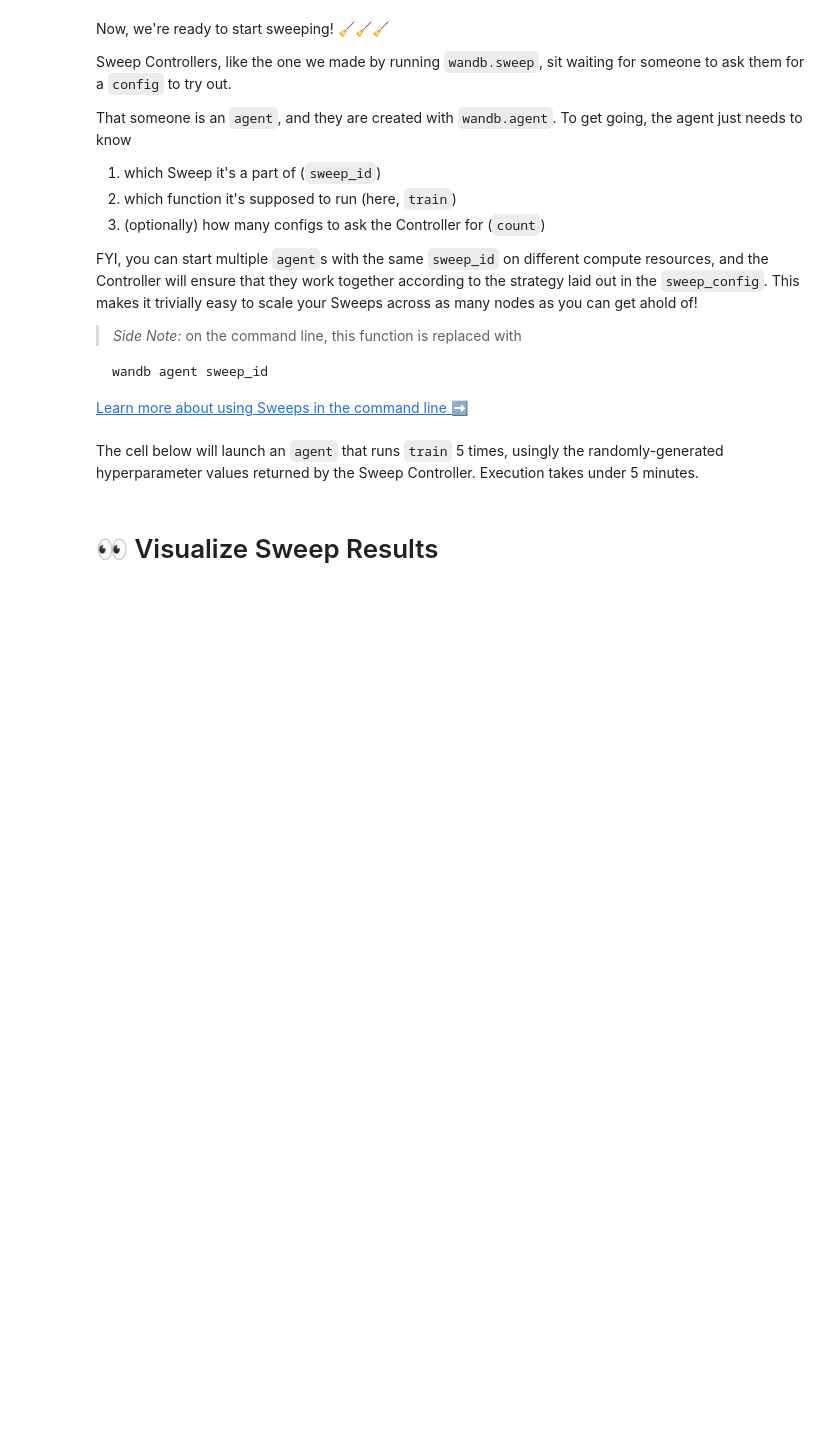
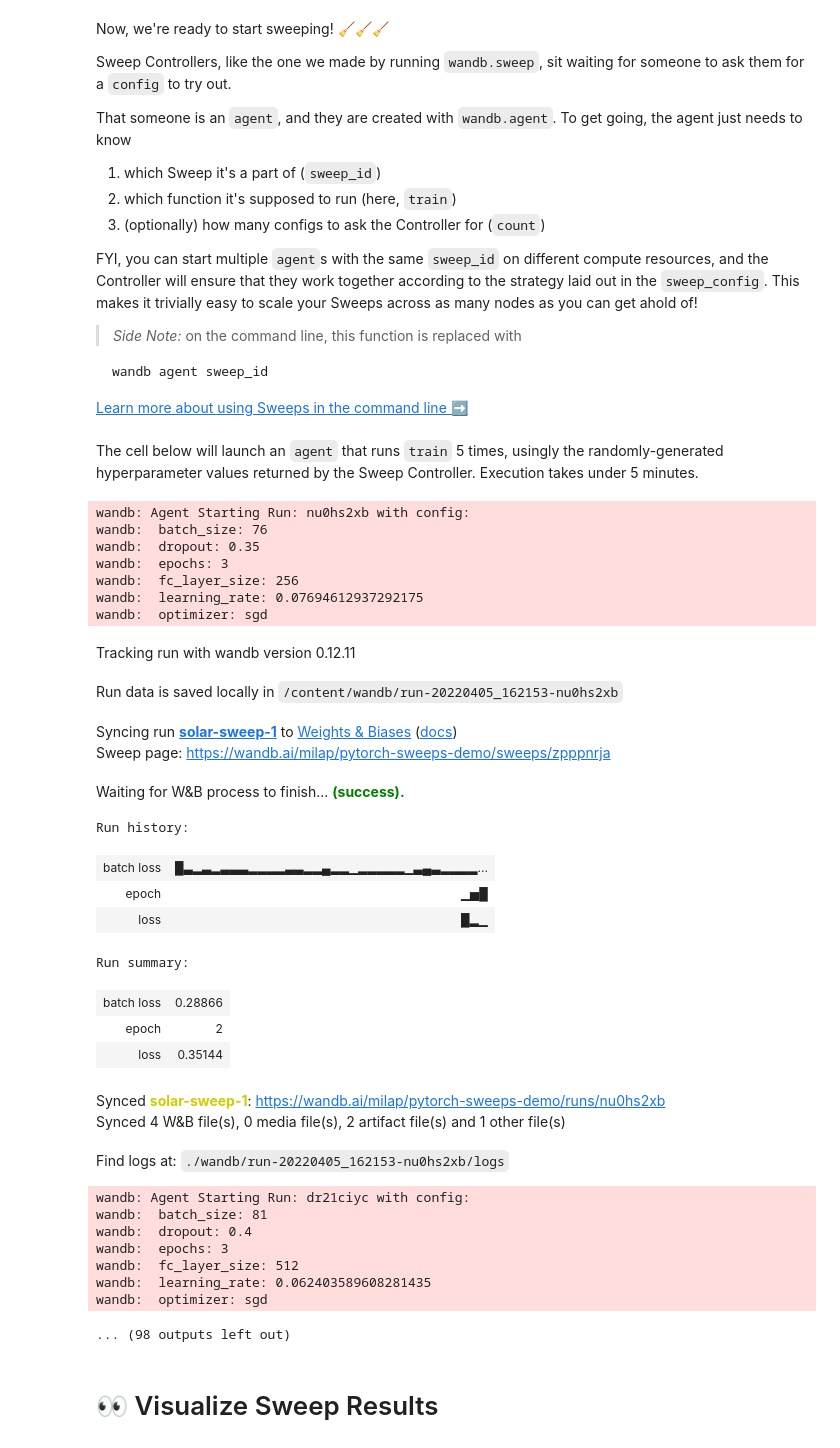
Before and after one commit to lappemic/wb_OrgHyprprmtr_sweeps, a Jupyter notebook: colabs/pytorch/Organizing_Hyperparameter_Sweeps_in_PyTorch_with_W&B.ipynb, the cells around one changed output. Drawn from its saved outputs; the diff is of its cells as text; code cells hidden in the pictures; blank space fills up the shorter version.

```diff
--- a/colabs/pytorch/Organizing_Hyperparameter_Sweeps_in_PyTorch_with_W&B.ipynb
+++ b/colabs/pytorch/Organizing_Hyperparameter_Sweeps_in_PyTorch_with_W&B.ipynb
@@ -150,10 +156,10 @@ parameters_dict = {
         'values': ['adam', 'sgd']
         },
     'fc_layer_size': {
-        'values': [128, 256, 512]
+        'values': [128, 256, 512, 1024]
         },
     'dropout': {
-          'values': [0.3, 0.4, 0.5]
+          'values': [0.3, 0.35, 0.4, 0.45, 0.5]
         },
     }
 
@@ -370,7 +393,39 @@ wandb agent sweep_id
 The cell below will launch an `agent` that runs `train` 5 times,
 usingly the randomly-generated hyperparameter values returned by the Sweep Controller. Execution takes under 5 minutes.
 # %%
-wandb.agent(sweep_id, train, count=5)
+wandb.agent(sweep_id, train, count=10)
+# %% [output]
+wandb: Agent Starting Run: nu0hs2xb with config:
+wandb:  batch_size: 76
+wandb:  dropout: 0.35
+wandb:  epochs: 3
+wandb:  fc_layer_size: 256
+wandb:  learning_rate: 0.07694612937292175
+wandb:  optimizer: sgd
+Tracking run with wandb version 0.12.11
+Run data is saved locally in /content/wandb/run-20220405_162153-nu0hs2xb
+Syncing run solar-sweep-1 to Weights & Biases (docs)
+Sweep page: https://wandb.ai/milap/pytorch-sweeps-demo/sweeps/zpppnrja
+Waiting for W&B process to finish... (success).
+Run history:
+| batch loss | █▃▂▃▂▃▃▃▂▂▂▂▃▃▂▂▄▂▂▁▂▂▂▂▂▁▃▄▃▂▂▂▂... |
+| epoch | ▁▅█ |
+| loss | █▂▁ |
+Run summary:
+| batch loss | 0.28866 |
+| epoch | 2 |
+| loss | 0.35144 |
+Synced solar-sweep-1: https://wandb.ai/milap/pytorch-sweeps-demo/runs/nu0hs2xb
+Synced 4 W&B file(s), 0 media file(s), 2 artifact file(s) and 1 other file(s)
+Find logs at: ./wandb/run-20220405_162153-nu0hs2xb/logs
+wandb: Agent Starting Run: dr21ciyc with config:
+wandb:  batch_size: 81
+wandb:  dropout: 0.4
+wandb:  epochs: 3
+wandb:  fc_layer_size: 512
+wandb:  learning_rate: 0.062403589608281435
+wandb:  optimizer: sgd
+... (98 outputs left out)
 # %% [markdown]
 # 👀 Visualize Sweep Results
 # %% [markdown]
```
Also changed, not shown: parts of 4 cells of this notebook.
